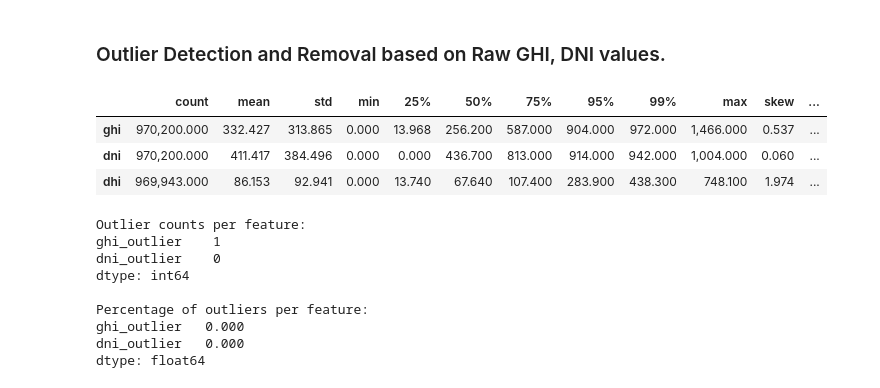
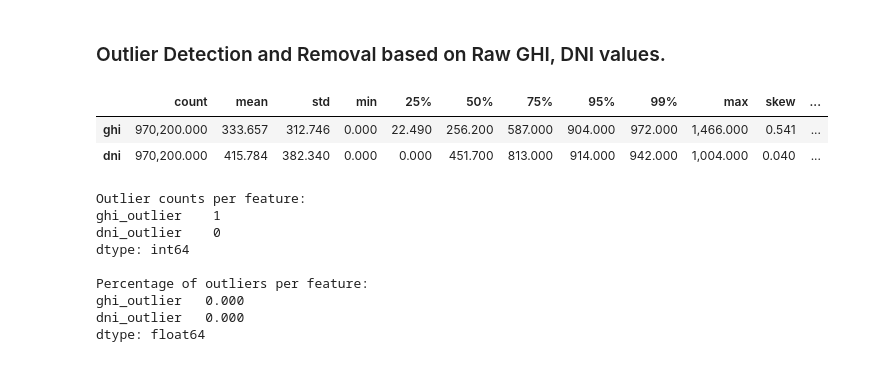
Before and after one commit to Mohamedtareque/PV_Forecast_MMPISSM, a Jupyter notebook: data_preprocess_v_02.ipynb, the cells around one changed output. Drawn from its saved outputs; the diff is of its cells as text; code cells hidden in the pictures.

```diff
--- a/data_preprocess_v_02.ipynb
+++ b/data_preprocess_v_02.ipynb
@@ -502,7 +502,7 @@ def calculate_solar_position(df, location_lat=38.642, location_lon=-121.148,
     # Extract hour of day
     # Hour guard in LOCAL time: allow 0–4 and 14–23 only
     hours_local = time_local.hour
-    allowed = (hours_local < 5) | (hours_local > 13)
+    allowed = (hours_local >= 6) & (hours_local < 21)
 
     # Daylight = (sun criterion) AND (hour guard)
     # df['is_daylight'] = ((df['solar_zenith'] < zenith_threshold) & allowed).astype(float)
@@ -688,7 +688,7 @@ irradiance_daytime_with_solar_df = calculate_solar_position(
     dfs["Folsom_irradiance"],
     location_lat=38.642,
     location_lon=-121.148,
-    location_timezone='UTC', #America/Los_Angeles
+    location_timezone='America/Los_Angeles', #America/Los_Angeles
     zenith_threshold=85
 )
 # %% [output]
@@ -730,29 +730,28 @@ df_daylight_only.head()
 ### Outlier Detection and Removal based on Raw GHI, DNI values.
 # %%
 # Select only the original (non-sin/cos) features for descriptive statistics
-exclude_cols = ['hour_sin', 'hour_cos', 'month_sin', 'month_cos',"PST_Time" , 'time_gap_norm', 'day_boundary_flag', 'hour_progression', 'absolute_hour', 'solar_zenith', 'solar_azimuth', 'solar_elevation', 'is_daylight']
+exclude_cols = ['hour_sin', 'hour_cos', 'month_sin', 'month_cos',"PST_Time" , 'dhi', 'time_gap_norm', 'day_boundary_flag', 'hour_progression', 'absolute_hour', 'solar_zenith', 'solar_azimuth', 'solar_elevation', 'is_daylight']
 feature_cols = [col for col in df_daylight_only.columns if col not in exclude_cols and col not in ['timestamp', 'season_flag', 'is_daylight']]
 
 # Compute descriptive statistics
 desc_stats = df_daylight_only[feature_cols].describe(percentiles=[.25, .5, .75, .95, .99]).T
 
 # Add additional statistics
 desc_stats['skew'] = df_daylight_only[feature_cols].skew()
 desc_stats['kurtosis'] = df_daylight_only[feature_cols].kurtosis()
 desc_stats['missing'] = df_daylight_only[feature_cols].isna().sum()
 desc_stats['missing_pct'] = 100 * desc_stats['missing'] / len(df_daylight_only)
 # Add the Coefficient of Variation (CV) column
 desc_stats['cv'] = (desc_stats['std'] / desc_stats['mean']) * 100
 
 
 # Display the statistics
 pd.set_option('display.float_format', lambda x: f'{x:,.3f}')
 display(desc_stats)
 # %% [output]
 |  | count | mean | std | min | 25% | 50% | 75% | 95% | 99% | max | skew | ... |
-| ghi | 970,200.000 | 332.427 | 313.865 | 0.000 | 13.968 | 256.200 | 587.000 | 904.000 | 972.000 | 1,466.000 | 0.537 | ... |
-| dni | 970,200.000 | 411.417 | 384.496 | 0.000 | 0.000 | 436.700 | 813.000 | 914.000 | 942.000 | 1,004.000 | 0.060 | ... |
-| dhi | 969,943.000 | 86.153 | 92.941 | 0.000 | 13.740 | 67.640 | 107.400 | 283.900 | 438.300 | 748.100 | 1.974 | ... |
+| ghi | 970,200.000 | 333.657 | 312.746 | 0.000 | 22.490 | 256.200 | 587.000 | 904.000 | 972.000 | 1,466.000 | 0.541 | ... |
+| dni | 970,200.000 | 415.784 | 382.340 | 0.000 | 0.000 | 451.700 | 813.000 | 914.000 | 942.000 | 1,004.000 | 0.040 | ... |
 # %%
 # Outlier detection using the IQR method for df_fullday_features
 
```
Also changed, not shown: parts of 21 cells of this notebook, 6 other files.
